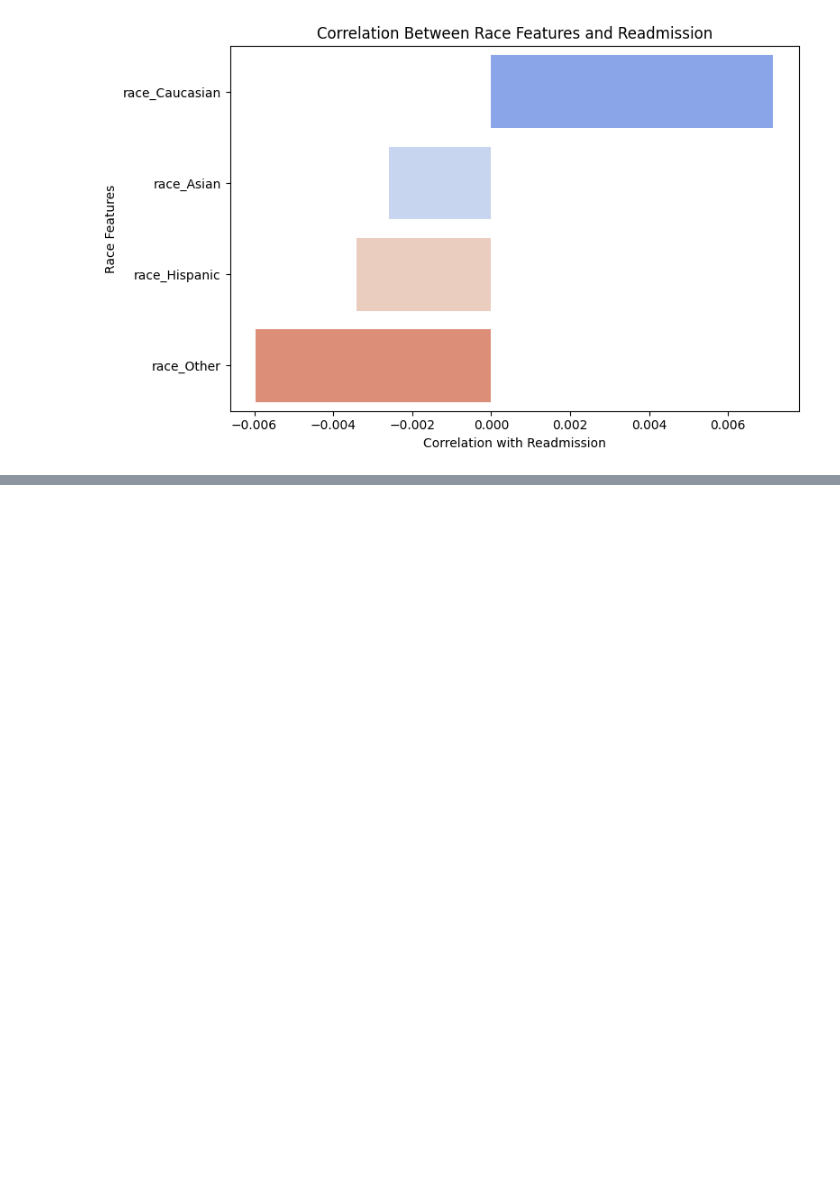
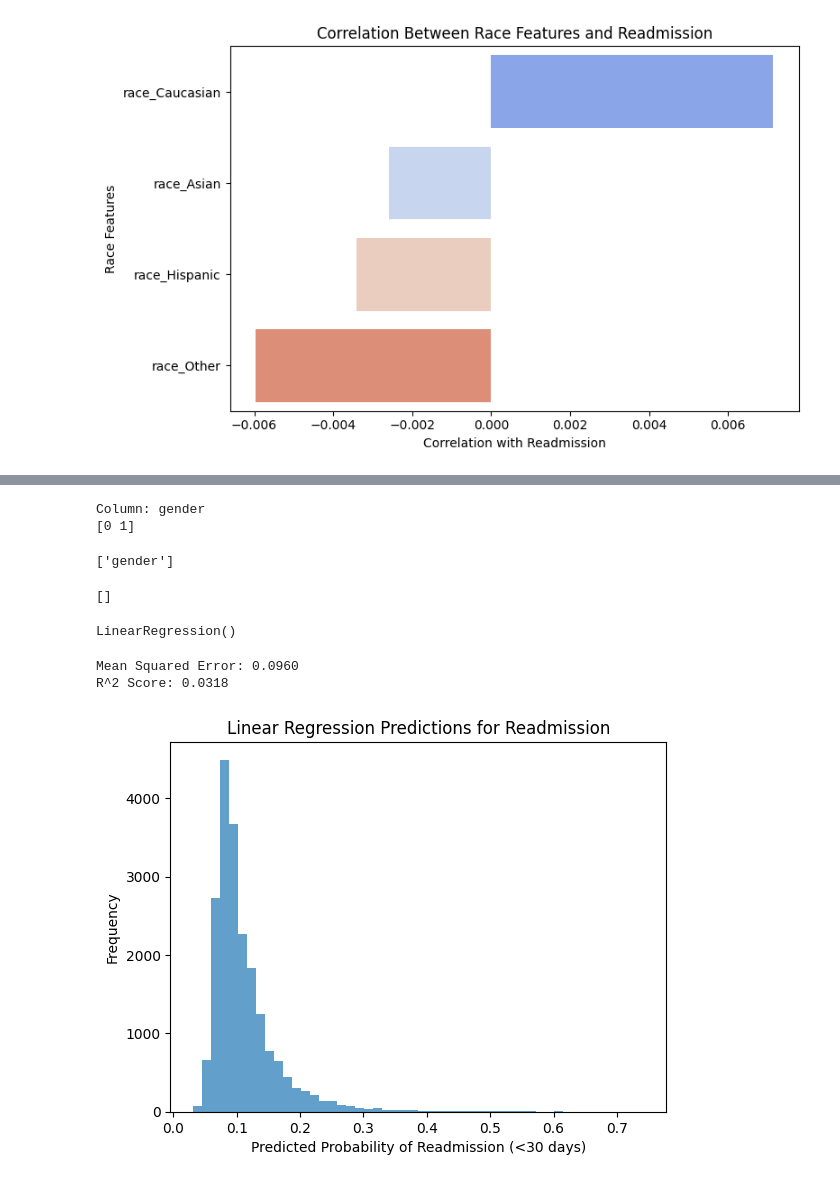
Before and after one commit to amen-hussain/SP25-Project, a Jupyter notebook: clean_code/SP25_Regressions.ipynb, the cells around one changed output, grey strips where cells are left out. Drawn from its saved outputs; the diff is of its cells as text; code cells hidden in the pictures; blank space fills up the shorter version.

```diff
--- a/clean_code/SP25_Regressions.ipynb
+++ b/clean_code/SP25_Regressions.ipynb
@@ -333,0 +421,59 @@ Passing `palette` without assigning `hue` is deprecated and will be removed in v
+# %%
+#since there are only 3 rows we will drop them
+diabetes_cleaned = diabetes_cleaned[diabetes_cleaned['gender'] != 'Unknown/Invalid']
+# %%
+for col in non_numeric_cols:
+    print(f"\nColumn: {col}")
+    print(diabetes_cleaned[col].unique())
+# %% [output]
+Column: gender
+[0 1]
+# %%
+non_numeric_cols = diabetes_cleaned.select_dtypes(include=['object', 'string']).columns.tolist()
+print(non_numeric_cols)
+#The issue still exists
+# %% [output]
+['gender']
+# %%
+#Reconvert "gender" to bianary
+diabetes_cleaned['gender'] = diabetes_cleaned['gender'].astype(int)
+# %%
+#Check if there is still an object in "gender"
+non_numeric_cols = diabetes_cleaned.select_dtypes(include=['object', 'string']).columns.tolist()
+print(non_numeric_cols)
+# %% [output]
+[]
+# %%
+#Linear Regression
+#Set Target Variables
+y = diabetes_cleaned['readmitted']
+X = diabetes_cleaned.drop('readmitted', axis=1)
+
+#Train Model
+X_train, X_test, y_train, y_test = train_test_split(
+    X, y, test_size=0.2, random_state=42, stratify=y
+)
+#Run Linear Regression Model
+lr = LinearRegression()
+lr.fit(X_train, y_train)
+# %% [output]
+LinearRegression()
+# %%
+# Prediction
+y_pred_cont = lr.predict(X_test)
+
+# Evaluate
+print(f"Mean Squared Error: {mean_squared_error(y_test, y_pred_cont):.4f}")
+print(f"R^2 Score: {r2_score(y_test, y_pred_cont):.4f}")
+
+import matplotlib.pyplot as plt
+
+plt.hist(y_pred_cont, bins=50, alpha=0.7)
+plt.title("Linear Regression Predictions for Readmission")
+plt.xlabel("Predicted Probability of Readmission (<30 days)")
+plt.ylabel("Frequency")
+plt.show()
+# %% [output]
+Mean Squared Error: 0.0960
+R^2 Score: 0.0318
+[figure, added]
```
Also changed, not shown: parts of 11 cells of this notebook.
